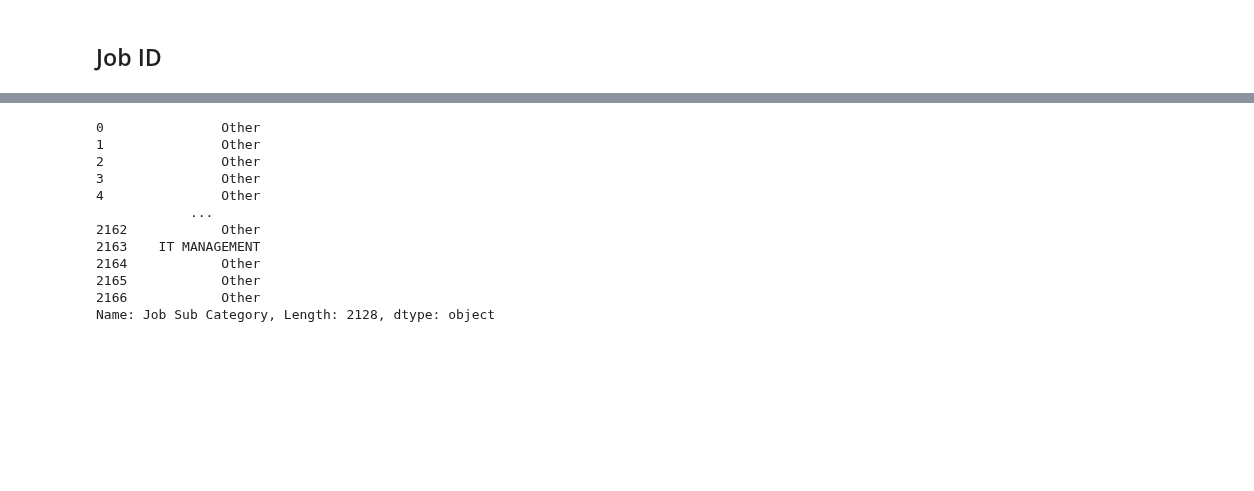
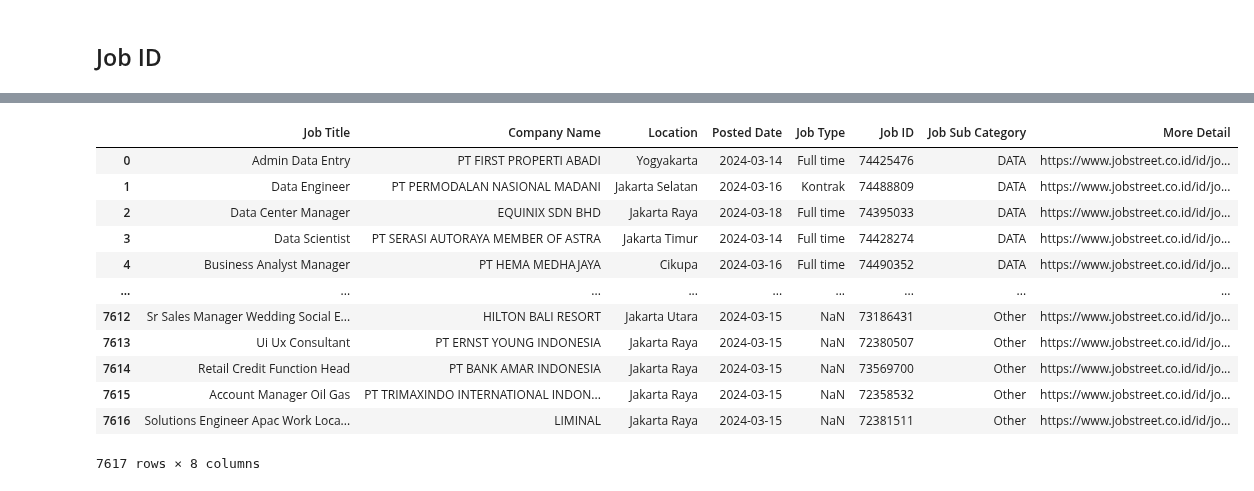
Before and after one commit to alterraacademy/job-market-trends, a Jupyter notebook: jobstreet/data_cleaning.ipynb, the cells around one changed output, grey strips where cells are left out. Cells and saved outputs as stored; diff of their text form; code cells hidden in the pictures; blank space fills up the shorter version.

Commit message:
updated cleaning for newest scraped data

```diff
--- a/jobstreet/data_cleaning.ipynb
+++ b/jobstreet/data_cleaning.ipynb
@@ -119,7 +184,7 @@ def checking_currency(salary):
             return value
     return 'not_written'
 # %%
-job_dataset['og_salary_currency'] = job_dataset['Salary'].apply(checking_currency)
+job_dataset['salary_currency'] = job_dataset['Salary'].apply(checking_currency)
 # %%
 def cleaning_currency(salary):
     currency_symbols = ['IDR', 'Rp', '$', '(USD)', 'SGD', 'MYR', 'AUD', 'EUR', 'RM', 'HKD', '฿', '(THB)', '()']
@@ -151,2 +240,0 @@ def extract_job_id(url):
-# %%
-job_dataset['Job ID'] = job_dataset['More Detail'].apply(extract_job_id)
@@ -248,3 +313,7 @@ for category, keywords in job_sub_categories.items():
+# %%
+# job sub category with 'PHP' value replace to 'Other'
+
+job_dataset.loc[job_dataset['Job Sub Category'] == 'PHP', 'Job Sub Category'] = 'Other'
 # %%
 job_dataset['Job Sub Category'].value_counts()
 # %% [output]
@@ -267,16 +337,23 @@ CLOUD ENGINEERING            1
 Name: count, dtype: int64
-# %%
-job_dataset['Job Sub Category']
-# %% [output]
-0               Other
-1               Other
-2               Other
-3               Other
-4               Other
-            ...
-2162            Other
-2163    IT MANAGEMENT
-2164            Other
-2165            Other
-2166            Other
-Name: Job Sub Category, Length: 2128, dtype: object
+# %%
+job_dataset
+# column name = job title, company name, location, posted_date, job type, job id, job sub category, job description, more detail
+# create new dataframe using above column
+
+cleaned_job_dataset = job_dataset[['Job Title', 'Company Name', 'Location', 'Posted Date', 'Job Type', 'Job ID', 'Job Sub Category','More Detail']]
+# %%
+cleaned_job_dataset
+# %% [output]
+|  | Job Title | Company Name | Location | Posted Date | Job Type | Job ID | Job Sub Category | More Detail |
+| 0 | Admin Data Entry | PT FIRST PROPERTI ABADI | Yogyakarta | 2024-03-14 | Full time | 74425476 | DATA | https://www.jobstreet.co.id/id/jo... |
+| 1 | Data Engineer | PT PERMODALAN NASIONAL MADANI | Jakarta Selatan | 2024-03-16 | Kontrak | 74488809 | DATA | https://www.jobstreet.co.id/id/jo... |
+| 2 | Data Center Manager | EQUINIX SDN BHD | Jakarta Raya | 2024-03-18 | Full time | 74395033 | DATA | https://www.jobstreet.co.id/id/jo... |
+| 3 | Data Scientist | PT SERASI AUTORAYA MEMBER OF ASTRA | Jakarta Timur | 2024-03-14 | Full time | 74428274 | DATA | https://www.jobstreet.co.id/id/jo... |
+| 4 | Business Analyst Manager | PT HEMA MEDHAJAYA | Cikupa | 2024-03-16 | Full time | 74490352 | DATA | https://www.jobstreet.co.id/id/jo... |
+| ... | ... | ... | ... | ... | ... | ... | ... | ... |
+| 7612 | Sr Sales Manager Wedding Social E... | HILTON BALI RESORT | Jakarta Utara | 2024-03-15 | NaN | 73186431 | Other | https://www.jobstreet.co.id/id/jo... |
+| 7613 | Ui Ux Consultant | PT ERNST YOUNG INDONESIA | Jakarta Raya | 2024-03-15 | NaN | 72380507 | Other | https://www.jobstreet.co.id/id/jo... |
+| 7614 | Retail Credit Function Head | PT BANK AMAR INDONESIA | Jakarta Raya | 2024-03-15 | NaN | 73569700 | Other | https://www.jobstreet.co.id/id/jo... |
+| 7615 | Account Manager Oil Gas | PT TRIMAXINDO INTERNATIONAL INDON... | Jakarta Raya | 2024-03-15 | NaN | 72358532 | Other | https://www.jobstreet.co.id/id/jo... |
+| 7616 | Solutions Engineer Apac Work Loca... | LIMINAL | Jakarta Raya | 2024-03-15 | NaN | 72381511 | Other | https://www.jobstreet.co.id/id/jo... |
+7617 rows × 8 columns
```
Also changed, not shown: parts of 26 cells of this notebook, 4 other files.
